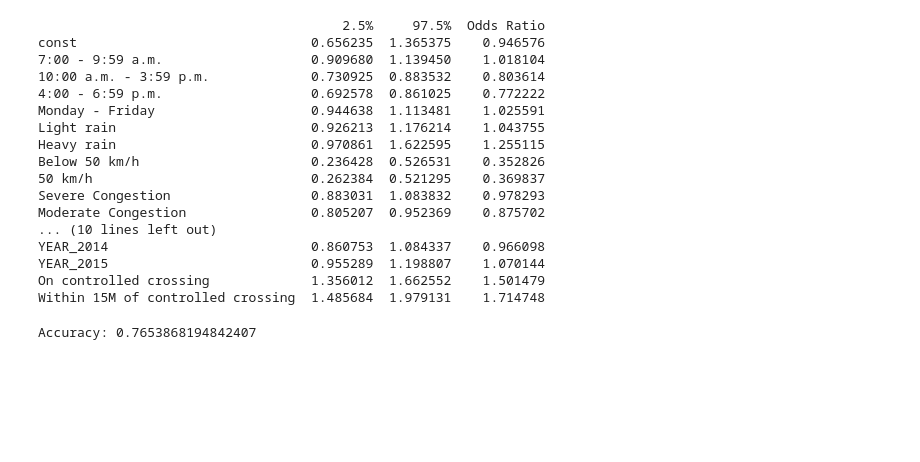
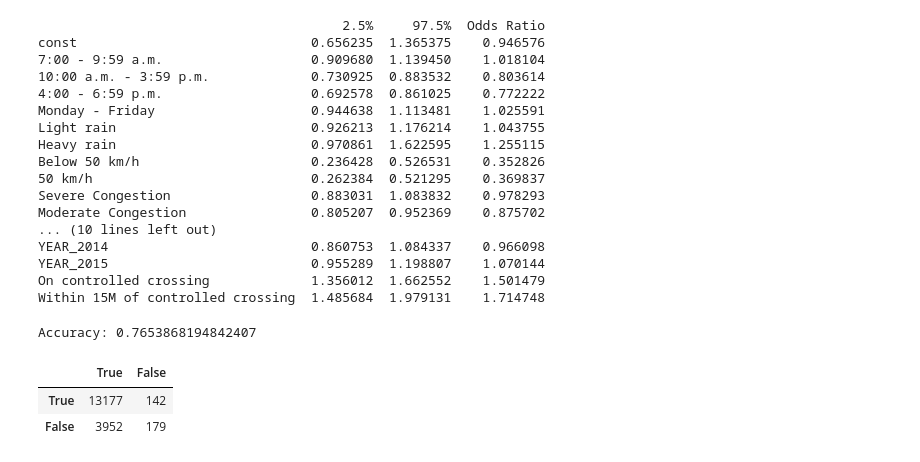
Before and after one commit to p768lwy3/HK_traffic, a Jupyter notebook: logit.ipynb, the cells around one changed output. Drawn from its saved outputs; the diff is of its cells as text; code cells hidden in the pictures; blank space fills up the shorter version.

```diff
--- a/logit.ipynb
+++ b/logit.ipynb
@@ -794,3 +808,10 @@ print('Accuracy:', accuracy_score(
     y_pedest, np.rint(m_pedest.predict(p_pedest, X_pedest))))
 # %% [output]
 Accuracy: 0.7653868194842407
+# %%
+pd.DataFrame(confusion_matrix(y_pedest, np.rint(m_pedest.predict(p_pedest, X_pedest))),
+             index=['True', 'False'], columns=['True', 'False'])
+# %% [output]
+|  | True | False |
+| True | 13177 | 142 |
+| False | 3952 | 179 |
```
Also changed, not shown: parts of 7 cells of this notebook.
